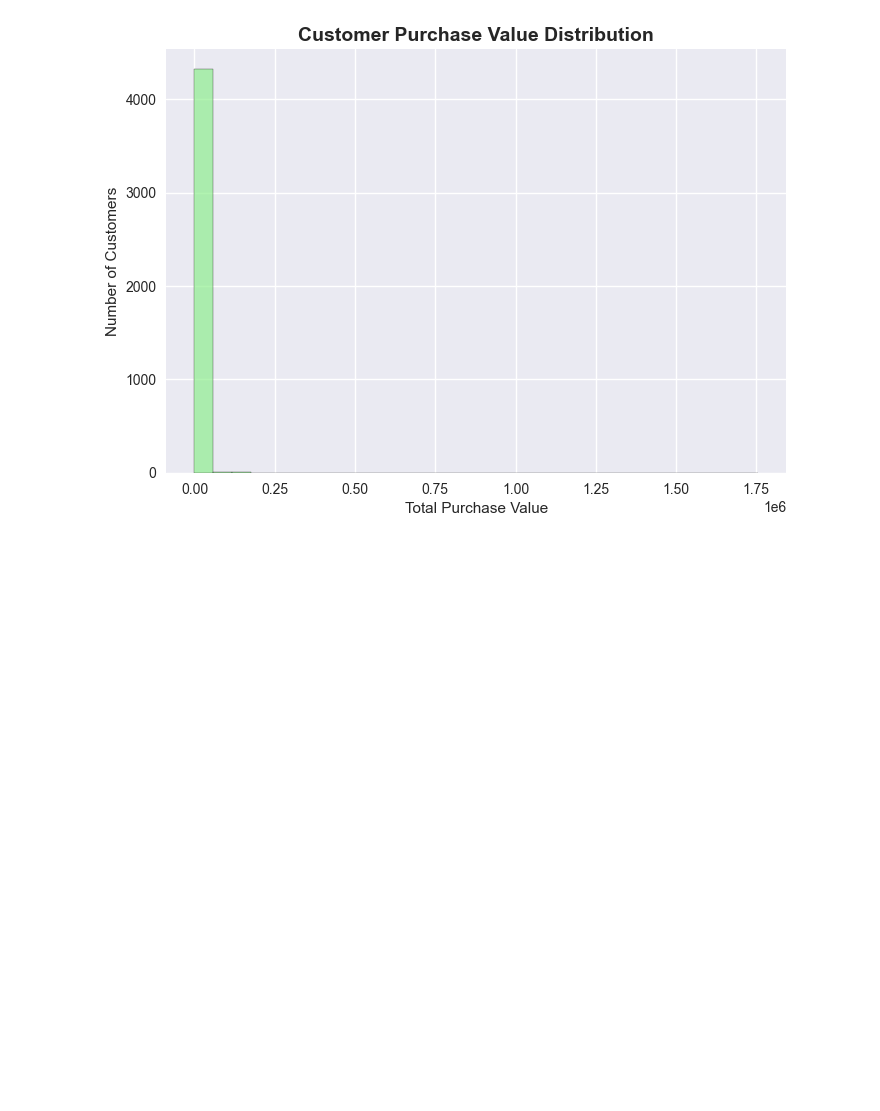
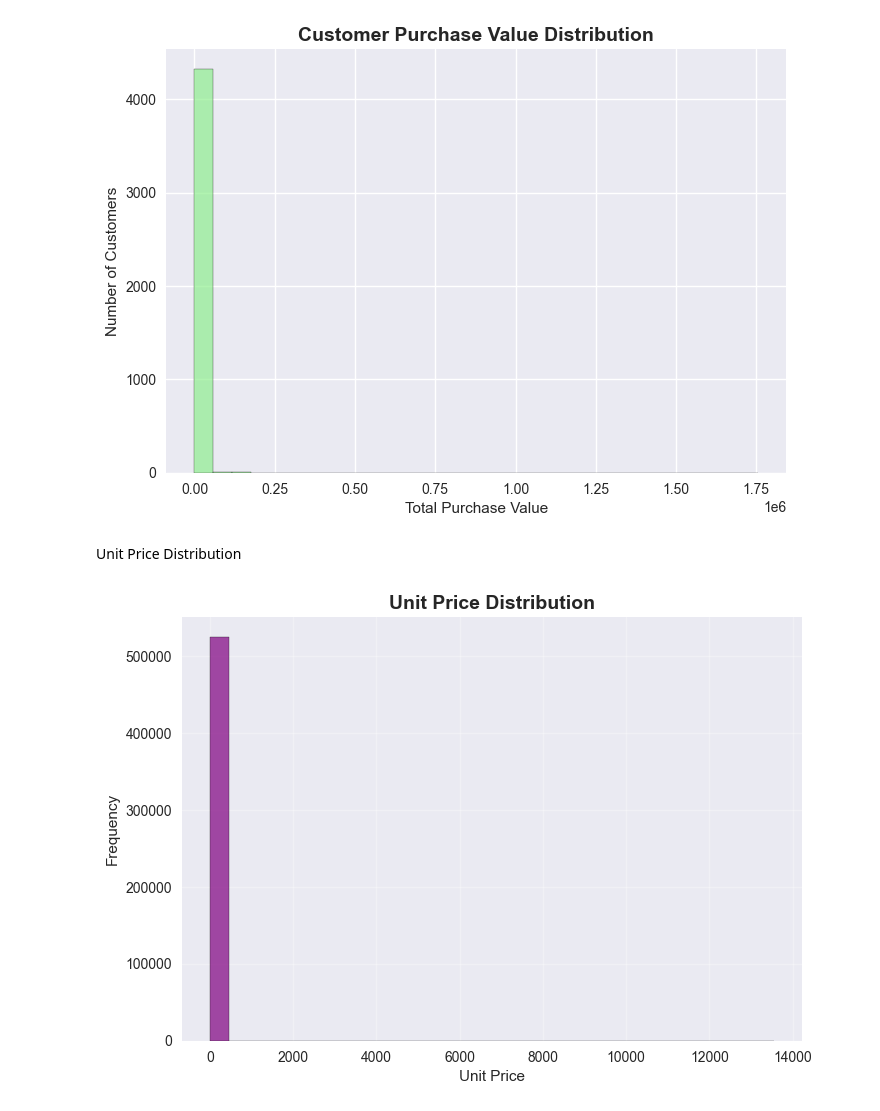
Before and after one commit to enjoy15/IFP, a Jupyter notebook: jupyter_notebooks/Data_Visualisation.ipynb, the cells around one changed output. Saved outputs shown, nothing was run; the diff lists cells and outputs as text; code cells hidden in the pictures; blank space fills up the shorter version.

```diff
--- a/jupyter_notebooks/Data_Visualisation.ipynb
+++ b/jupyter_notebooks/Data_Visualisation.ipynb
@@ -137,3 +141,13 @@ plt.ylabel('Number of Customers')
 # %% [output]
 Text(0, 0.5, 'Number of Customers')
 [figure]
+# %% [markdown]
+Unit Price Distribution
+# %%
+plt.hist(df_cleaned['UnitPrice'], bins=30, color='purple', alpha=0.7, edgecolor='black')
+plt.title('Unit Price Distribution', fontsize=14, fontweight='bold')
+plt.xlabel('Unit Price')
+plt.ylabel('Frequency')
+plt.grid(True, alpha=0.3)
+# %% [output]
+[figure, added]
```
Also changed, not shown: parts of 30 cells of this notebook, 1 other file.
